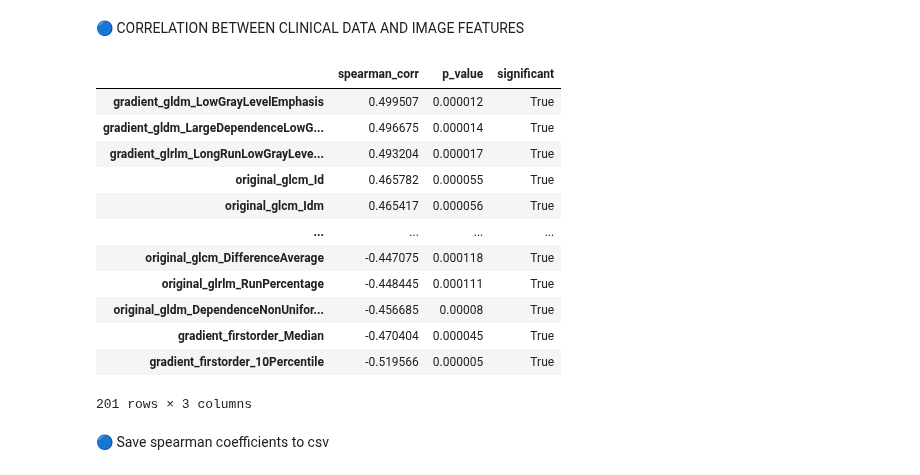
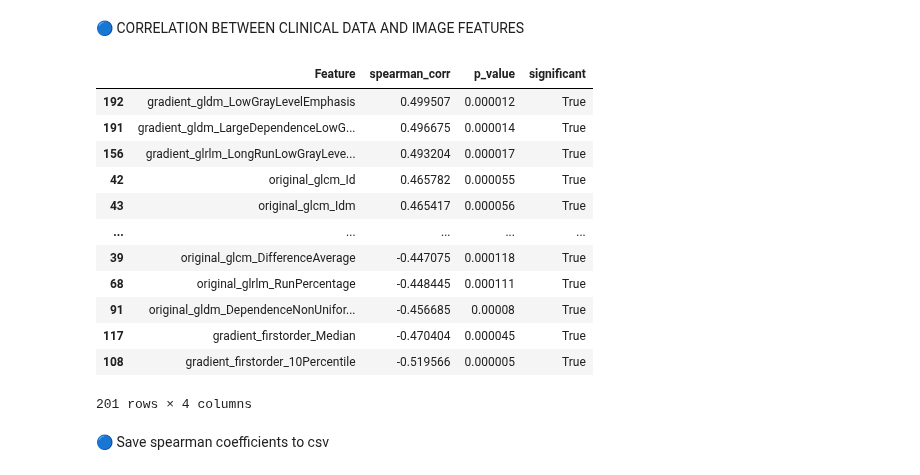
Before and after one commit to lukas1110/Analysis-of-multiple-myelomas-from-dual-CT, a Jupyter notebook: data_analysis/image_features_clinical_data_analysis.ipynb, the cells around one changed output. Saved outputs shown, nothing was run; the diff lists cells and outputs as text; code cells hidden in the pictures.

Commit message:
Starting feature selection - significant feature.

```diff
--- a/data_analysis/image_features_clinical_data_analysis.ipynb
+++ b/data_analysis/image_features_clinical_data_analysis.ipynb
@@ -26,30 +26,31 @@ features_scaled = pd.DataFrame(scaler.fit_transform(features_df[numeric_features
 # %%
 clinical_column = 'Beta2 microglobulin (mg/l)'
 
 spearman_corr = {}
 
 for col in numeric_features:
     valid_idx = features_scaled[col].notna() & clinical_scaled[clinical_column].notna()
     corr, p_value = spearmanr(features_scaled[col][valid_idx], clinical_scaled[clinical_column][valid_idx])
     spearman_corr[col] = {'spearman_corr': corr, 'p_value': p_value, 'significant': p_value < 0.05}
 
 spearman_df = pd.DataFrame(spearman_corr).T
+spearman_df = spearman_df.reset_index().rename(columns={'index': 'Feature'})
 spearman_df = spearman_df.sort_values(by='spearman_corr', ascending=False)
 spearman_df
 # %% [output]
-|  | spearman_corr | p_value | significant |
-| gradient_gldm_LowGrayLevelEmphasis | 0.499507 | 0.000012 | True |
-| gradient_gldm_LargeDependenceLowG... | 0.496675 | 0.000014 | True |
-| gradient_glrlm_LongRunLowGrayLeve... | 0.493204 | 0.000017 | True |
-| original_glcm_Id | 0.465782 | 0.000055 | True |
-| original_glcm_Idm | 0.465417 | 0.000056 | True |
-| ... | ... | ... | ... |
-| original_glcm_DifferenceAverage | -0.447075 | 0.000118 | True |
-| original_glrlm_RunPercentage | -0.448445 | 0.000111 | True |
-| original_gldm_DependenceNonUnifor... | -0.456685 | 0.00008 | True |
-| gradient_firstorder_Median | -0.470404 | 0.000045 | True |
-| gradient_firstorder_10Percentile | -0.519566 | 0.000005 | True |
+|  | Feature | spearman_corr | p_value | significant |
+| 192 | gradient_gldm_LowGrayLevelEmphasis | 0.499507 | 0.000012 | True |
+| 191 | gradient_gldm_LargeDependenceLowG... | 0.496675 | 0.000014 | True |
+| 156 | gradient_glrlm_LongRunLowGrayLeve... | 0.493204 | 0.000017 | True |
+| 42 | original_glcm_Id | 0.465782 | 0.000055 | True |
+| 43 | original_glcm_Idm | 0.465417 | 0.000056 | True |
+| ... | ... | ... | ... | ... |
+| 39 | original_glcm_DifferenceAverage | -0.447075 | 0.000118 | True |
+| 68 | original_glrlm_RunPercentage | -0.448445 | 0.000111 | True |
+| 91 | original_gldm_DependenceNonUnifor... | -0.456685 | 0.00008 | True |
+| 117 | gradient_firstorder_Median | -0.470404 | 0.000045 | True |
+| 108 | gradient_firstorder_10Percentile | -0.519566 | 0.000005 | True |
-201 rows × 3 columns
+201 rows × 4 columns
 # %% [markdown]
 🔵 Save spearman coefficients to csv
 # %%
```
Also changed, not shown: 2 other files.
